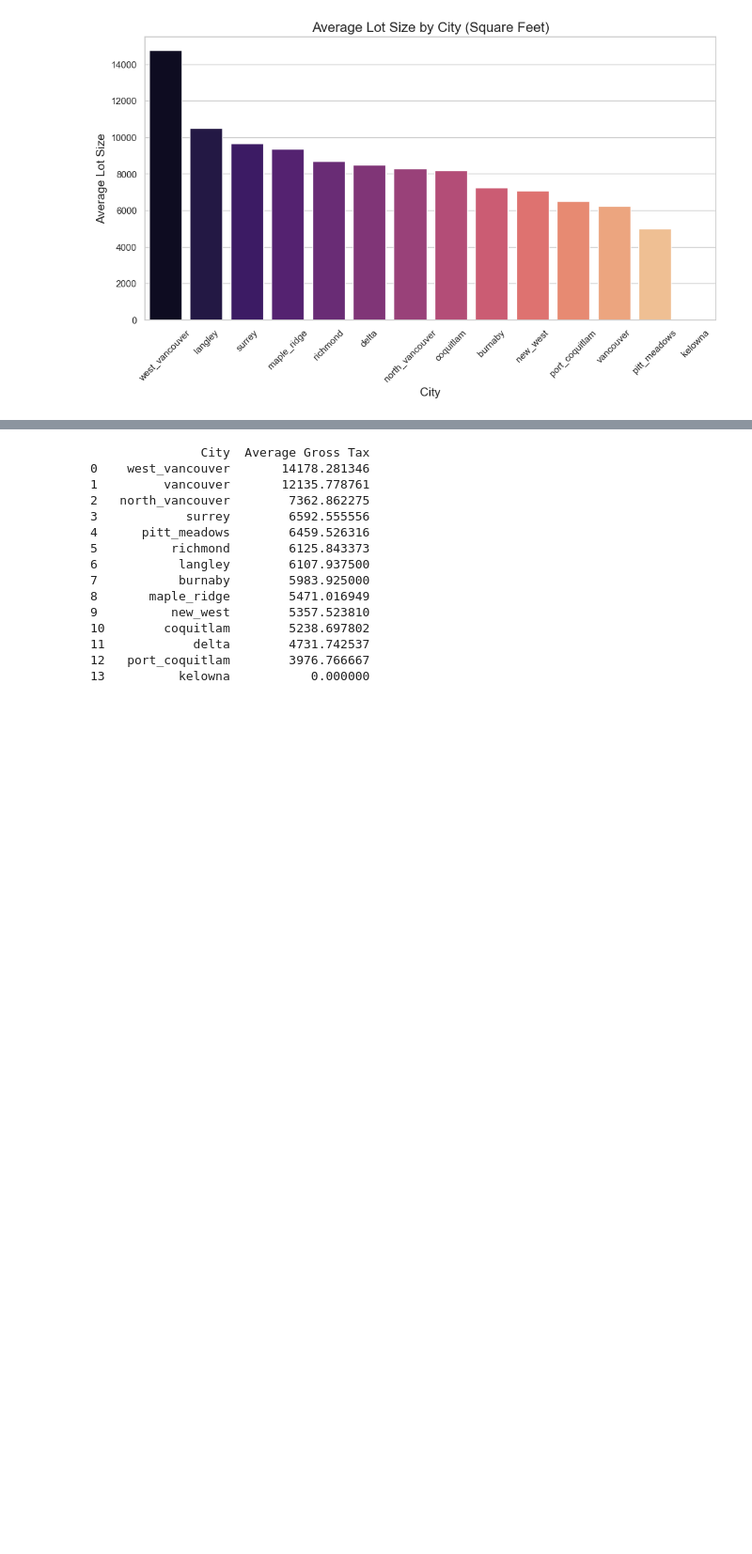
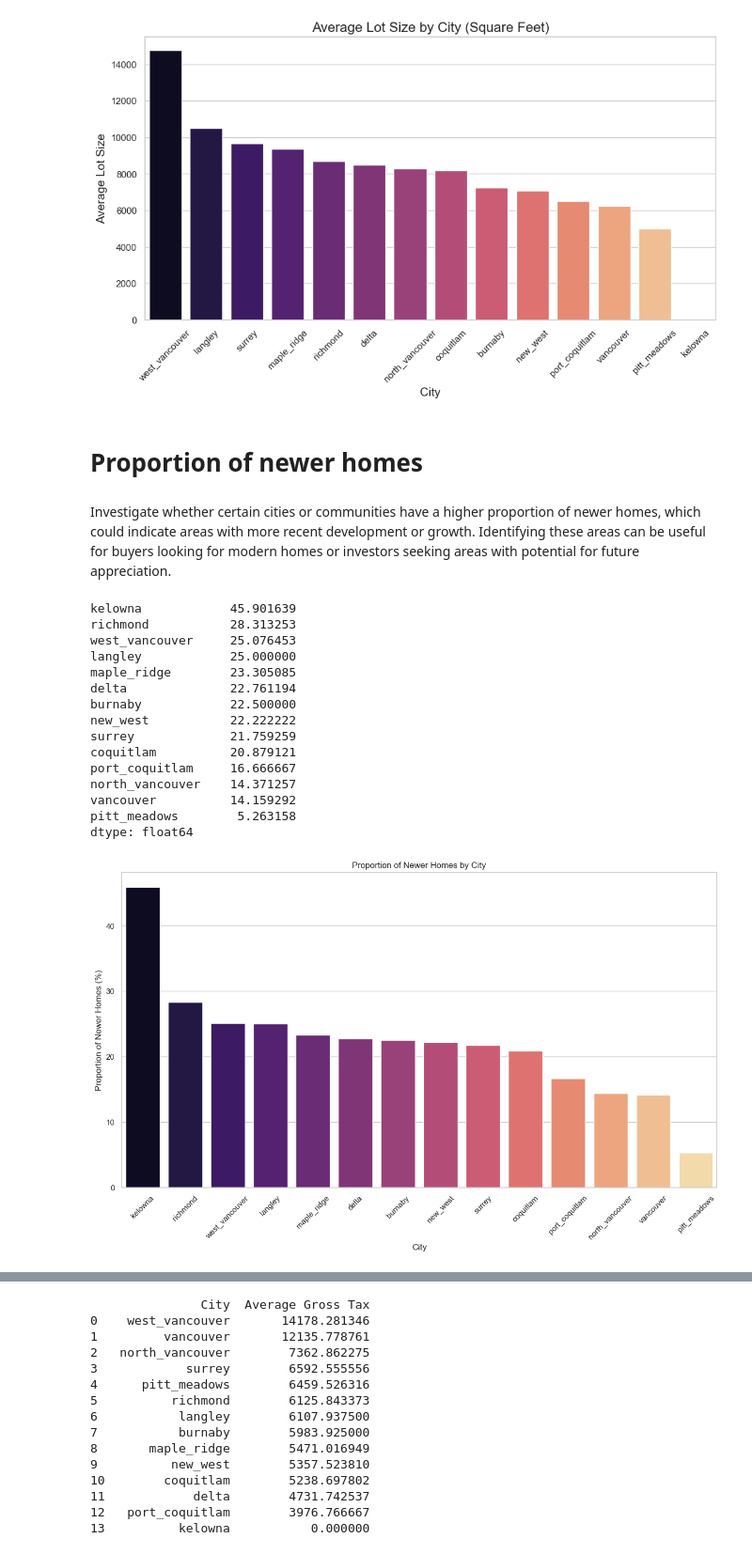
Before and after one commit to Real-Estate-Predictor/Real-Estate-Predictor-V2, a Jupyter notebook: visualize/plots.ipynb, the cells around one changed output, grey strips where cells are left out. Shown at 94% size. Saved outputs shown, nothing was run; the diff lists cells and outputs as text; code cells hidden in the pictures; blank space fills up the shorter version.

```diff
--- a/visualize/plots.ipynb
+++ b/visualize/plots.ipynb
@@ -257,3 +257,58 @@ plt.xticks(rotation=45)
 plt.show()
 # %% [output]
 [figure]
+# %% [markdown]
+# Proportion of newer homes
+# %% [markdown]
+Investigate whether certain cities or communities have a higher proportion of newer homes, which could indicate areas with more recent development or growth. Identifying these areas can be useful for buyers looking for modern homes or investors seeking areas with potential for future appreciation.
+# %%
+# Define a threshold for 'newer' homes (e.g., homes less than 10 years old)
+df = clean_combined_data
+age_threshold = 10
+
+# Calculate the number of newer homes in each city or community
+df['is_newer'] = df['age'] <= age_threshold
+newer_homes_by_city = df.groupby('city')['is_newer'].sum()
+
+# Calculate the total number of homes in each city or community
+total_homes_by_city = df['city'].value_counts()
+
+# Calculate the proportion of newer homes in each city or community
+proportion_of_newer_homes = (newer_homes_by_city / total_homes_by_city) * 100
+
+# Sort the cities by the proportion of newer homes
+sorted_cities = proportion_of_newer_homes.sort_values(ascending=False)
+
+# Display the results
+print(sorted_cities)
+
+# Convert the sorted Series to a DataFrame
+sorted_cities_df = sorted_cities.reset_index()
+sorted_cities_df.columns = ['city', 'proportion_of_newer_homes']
+
+# Plot the data using Seaborn
+plt.figure(figsize=(15, 8))
+sns.barplot(x='city', y='proportion_of_newer_homes', data=sorted_cities_df, palette="magma")
+# sns.barplot(x='city', y='proportion_of_newer_homes', data=sorted_cities_df)
+plt.xticks(rotation=45)
+plt.xlabel('City')
+plt.ylabel('Proportion of Newer Homes (%)')
+plt.title('Proportion of Newer Homes by City')
+plt.show()
+# %% [output]
+kelowna            45.901639
+richmond           28.313253
+west_vancouver     25.076453
+langley            25.000000
+maple_ridge        23.305085
+delta              22.761194
+burnaby            22.500000
+new_west           22.222222
+surrey             21.759259
+coquitlam          20.879121
+port_coquitlam     16.666667
+north_vancouver    14.371257
+vancouver          14.159292
+pitt_meadows        5.263158
+dtype: float64
+[figure, added]
```
Also changed, not shown: parts of 9 cells of this notebook, 9 other files.
